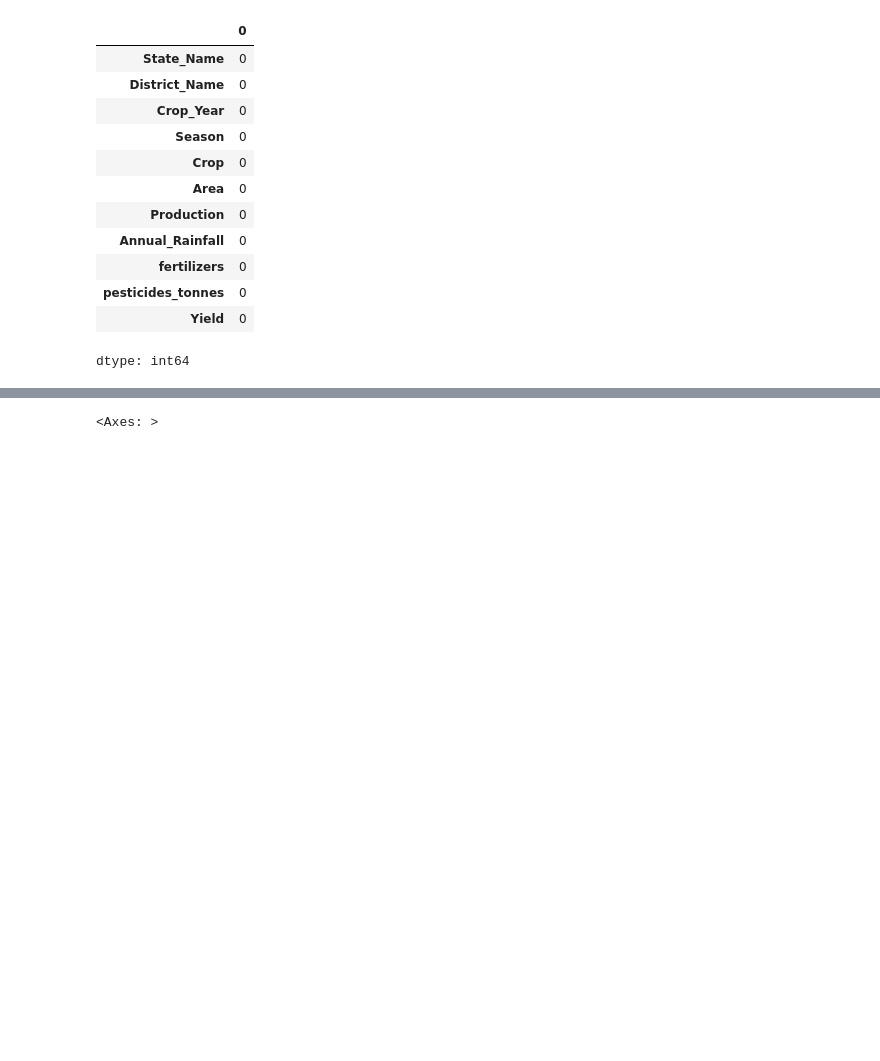
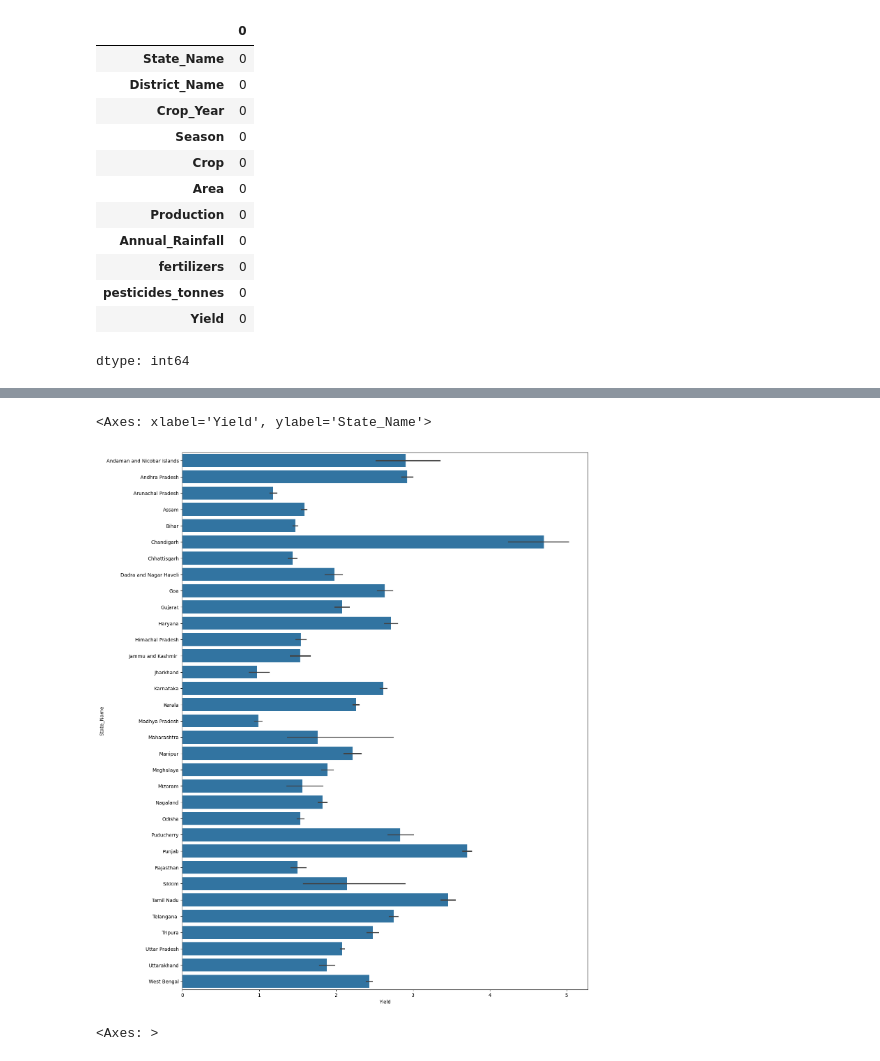
Before and after one commit to jithendranaidupothala/datascienceproject-23030594, a Jupyter notebook: datascienceproject.ipynb, the cells around one changed output, grey strips where cells are left out. Saved outputs shown, nothing was run; the diff lists cells and outputs as text; code cells hidden in the pictures; blank space fills up the shorter version.

```diff
--- a/datascienceproject.ipynb
+++ b/datascienceproject.ipynb
@@ -93,6 +93,14 @@ df.head()
 | 2 | Andaman and Nicobar Islands | NICOBARS | 2002 | Kharif | Rice | 189.20 | 510.84 | 2123.467224 | ... |
 | 3 | Andaman and Nicobar Islands | NICOBARS | 2003 | Kharif | Rice | 52.00 | 90.17 | 2292.704167 | ... |
 | 4 | Andaman and Nicobar Islands | NICOBARS | 2004 | Kharif | Rice | 52.94 | 72.57 | 2762.063169 | ... |
+# %%
+plt.figure(figsize=(15, 20))
+x=df['Yield']
+y=df['State_Name']
+sns.barplot(y=y, x=x)
+# %% [output]
+<Axes: xlabel='Yield', ylabel='State_Name'>
+[figure, added]
 # %%
 sns.heatmap(df.isnull(), cmap='viridis')
 # %% [output]
```
Also changed, not shown: parts of 2 cells of this notebook.
